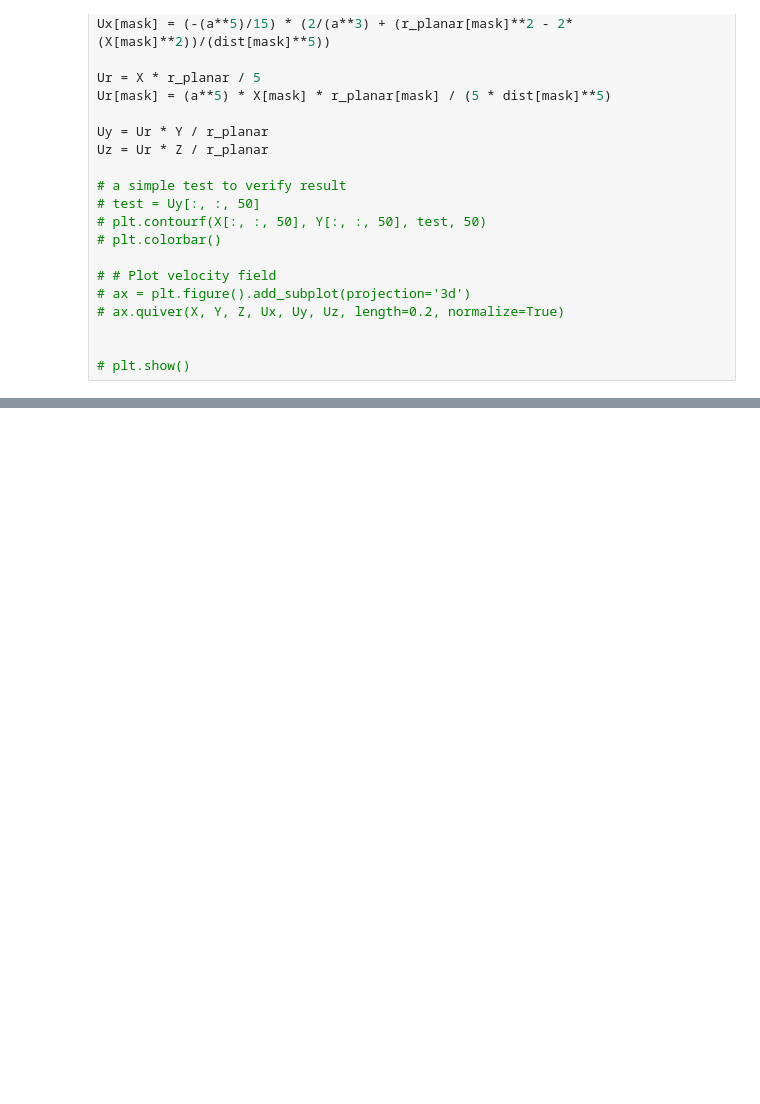
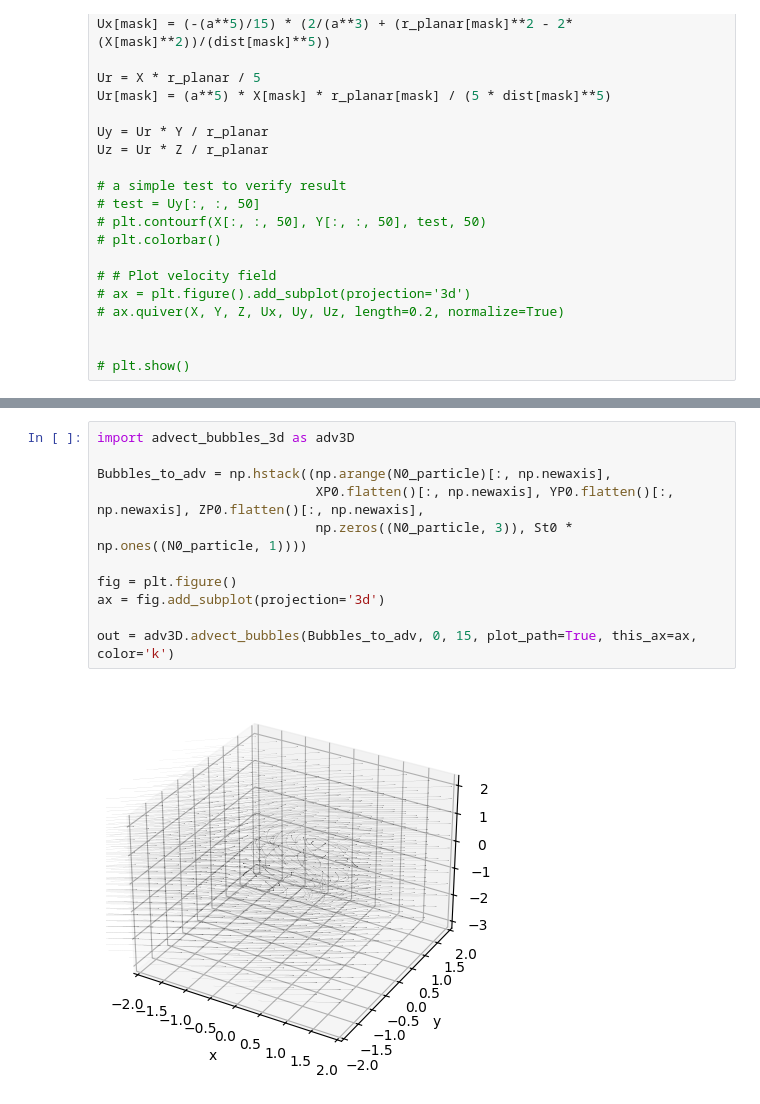
Before and after one commit to zhizhiL/merging_3D, a Jupyter notebook: integrate_path_3d.ipynb, the cells around one changed output, grey strips where cells are left out. Saved outputs shown, nothing was run; the diff lists cells and outputs as text; blank space fills up the shorter version.

```diff
--- a/integrate_path_3d.ipynb
+++ b/integrate_path_3d.ipynb
@@ -161,0 +219,13 @@ def solve_ivp_active_3d(args):
+# %%
+import advect_bubbles_3d as adv3D
+
+Bubbles_to_adv = np.hstack((np.arange(N0_particle)[:, np.newaxis],
+                            XP0.flatten()[:, np.newaxis], YP0.flatten()[:, np.newaxis], ZP0.flatten()[:, np.newaxis],
+                            np.zeros((N0_particle, 3)), St0 * np.ones((N0_particle, 1))))
+
+fig = plt.figure()
+ax = fig.add_subplot(projection='3d')
+
+out = adv3D.advect_bubbles(Bubbles_to_adv, 0, 15, plot_path=True, this_ax=ax, color='k')
+# %% [output]
+[figure, added]
```
Also changed, not shown: parts of 7 cells of this notebook, 1 other file.
